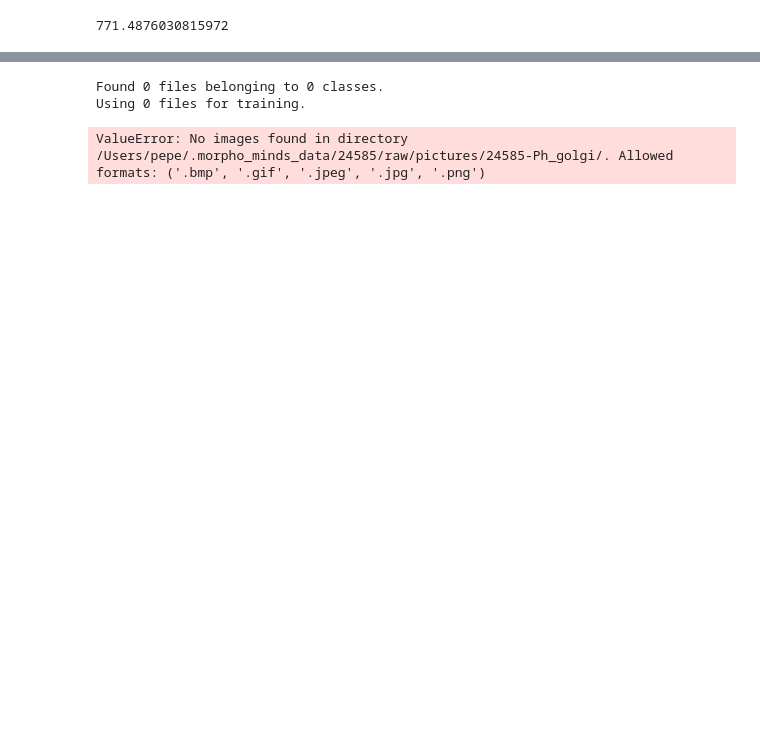
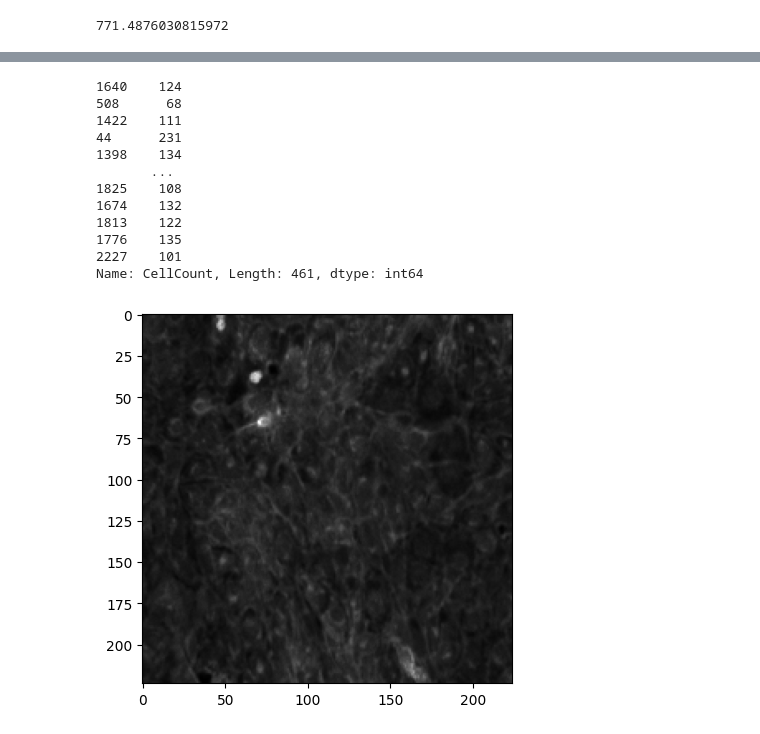
Before and after one commit to ThorstenCodes/MorphoMind, a Jupyter notebook: Notebooks/area_model.ipynb, the cells around one changed output, grey strips where cells are left out. Saved outputs shown, nothing was run; the diff lists cells and outputs as text; code cells hidden in the pictures; blank space fills up the shorter version.

Commit message:
Defined and improved model for counter

```diff
--- a/Notebooks/area_model.ipynb
+++ b/Notebooks/area_model.ipynb
@@ -139,18 +139,17 @@ model.evaluate(X_test, y_test)
-# %%
-batch_size = 32
-img_height = 180
-img_width = 180
-data_dir = os.path.join(LOCAL_DATA_PATH, PLATE_NUMBER, 'raw', 'pictures', f'{PLATE_NUMBER}-Ph_golgi')
-
-train_ds = tf.keras.preprocessing.image_dataset_from_directory(
-    data_dir,
-    validation_split=0.2,
-    subset="training",
-    seed=123,
-    image_size=(img_height, img_width),
-    batch_size=batch_size
-)
-# %% [output]
-Found 0 files belonging to 0 classes.
-Using 0 files for training.
-ValueError: No images found in directory /Users/pepe/.morpho_minds_data/24585/raw/pictures/24585-Ph_golgi/. Allowed formats: ('.bmp', '.gif', '.jpeg', '.jpg', '.png')
+# %%
+plt.imshow(X_test[0], cmap='gray')
+y_test
+# %% [output]
+1640    124
+508      68
+1422    111
+44      231
+1398    134
+       ...
+1825    108
+1674    132
+1813    122
+1776    135
+2227    101
+Name: CellCount, Length: 461, dtype: int64
+[figure, added]
```
Also changed, not shown: parts of 11 cells of this notebook, 1 other file.
